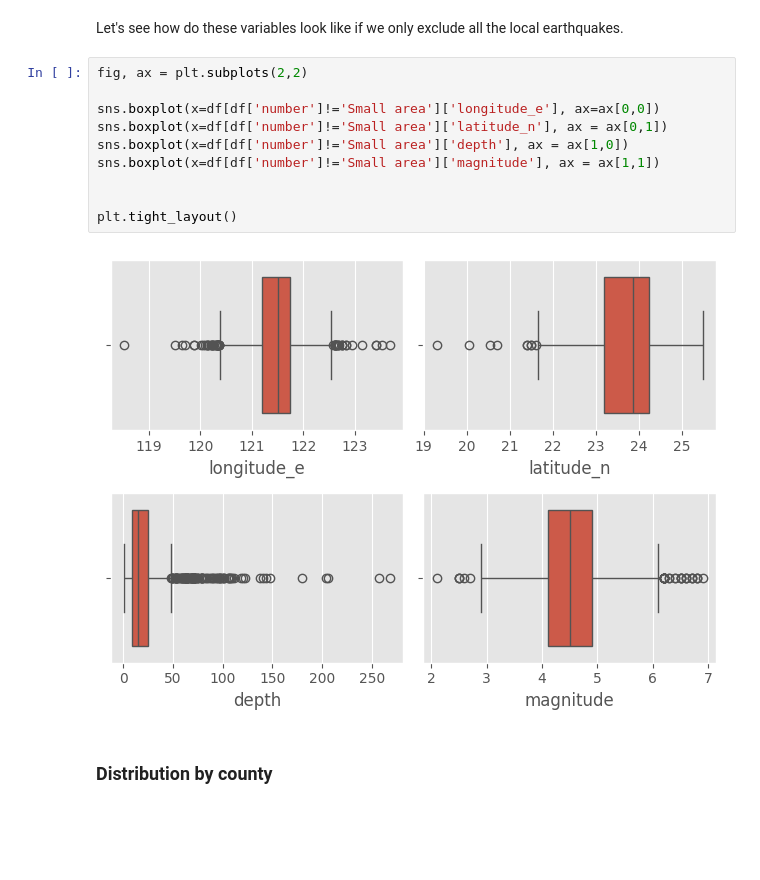
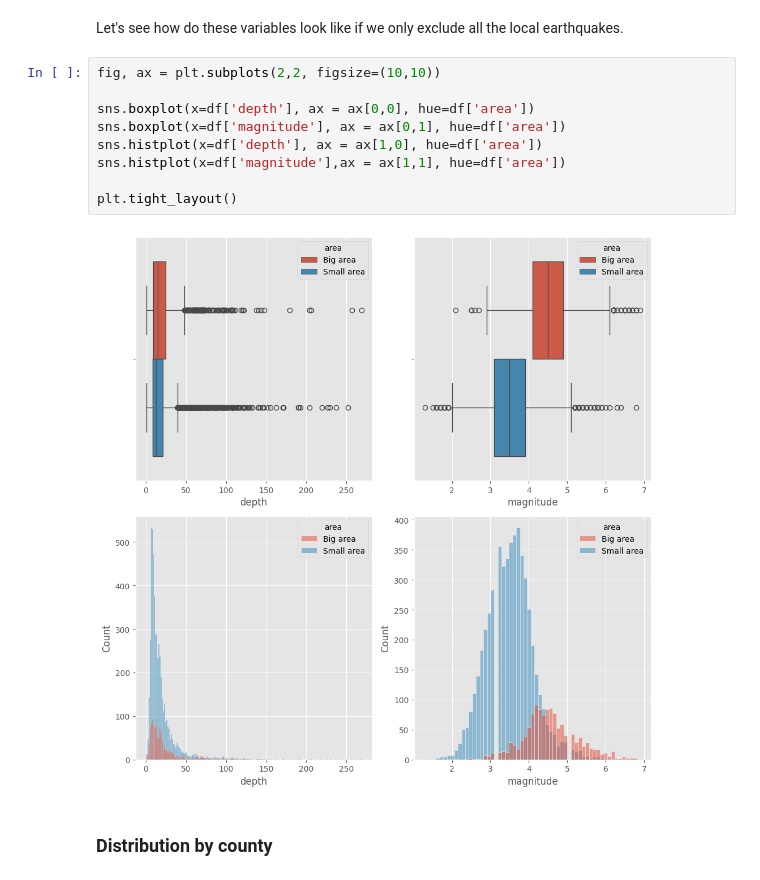
Before and after one commit to jiug/Taiwan-Earthquakes, a Jupyter notebook: earthquakes-taiwan.ipynb, the cells around one changed output. Drawn from its saved outputs; the diff is of its cells as text; blank space fills up the shorter version.

```diff
--- a/earthquakes-taiwan.ipynb
+++ b/earthquakes-taiwan.ipynb
@@ -104,17 +107,16 @@ plt.tight_layout()
 # %% [markdown]
 Let's see how do these variables look like if we only exclude all the local earthquakes.
 # %%
-fig, ax = plt.subplots(2,2)
+fig, ax = plt.subplots(2,2, figsize=(10,10))
 
-sns.boxplot(x=df[df['number']!='Small area']['longitude_e'], ax=ax[0,0])
-sns.boxplot(x=df[df['number']!='Small area']['latitude_n'], ax = ax[0,1])
-sns.boxplot(x=df[df['number']!='Small area']['depth'], ax = ax[1,0])
-sns.boxplot(x=df[df['number']!='Small area']['magnitude'], ax = ax[1,1])
-
+sns.boxplot(x=df['depth'], ax = ax[0,0], hue=df['area'])
+sns.boxplot(x=df['magnitude'], ax = ax[0,1], hue=df['area'])
+sns.histplot(x=df['depth'], ax = ax[1,0], hue=df['area'])
+sns.histplot(x=df['magnitude'],ax = ax[1,1], hue=df['area'])
 
 plt.tight_layout()
 # %% [output]
-[figure, old version]
+[figure, new version]
 # %% [markdown]
 ### Distribution by county
 # %%
```
Also changed, not shown: parts of 7 cells of this notebook, 1 other file.
